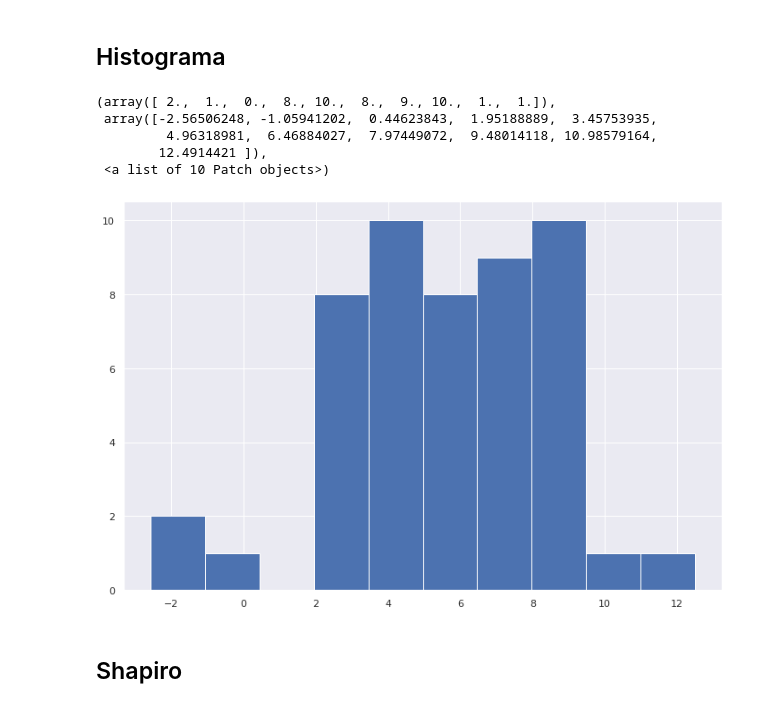
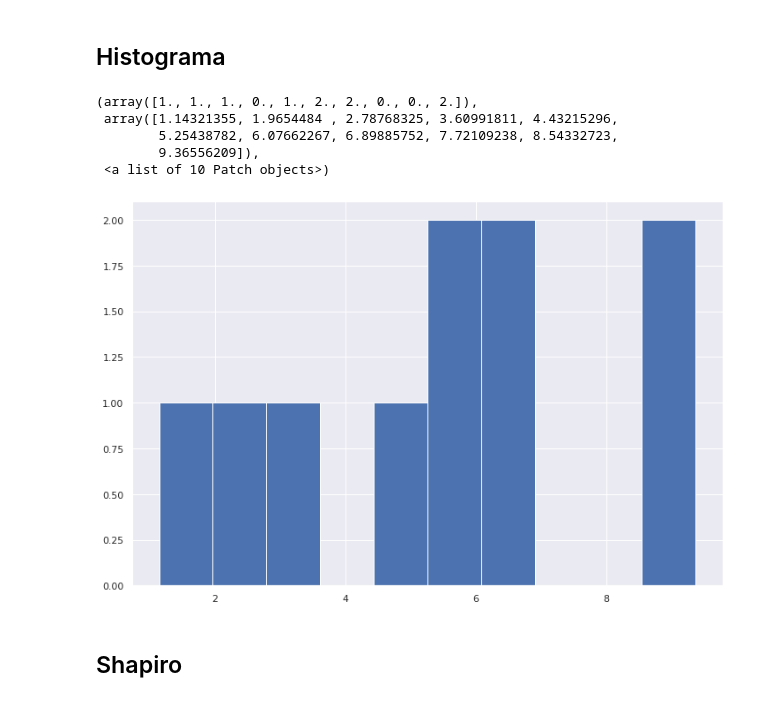
Before and after one commit to gabubellon/xp-ds-joi-2019, a Jupyter notebook: semana05/01.semana05.ipynb, the cells around one changed output. Drawn from its saved outputs; the diff is of its cells as text; code cells hidden in the pictures.

```diff
--- a/semana05/01.semana05.ipynb
+++ b/semana05/01.semana05.ipynb
@@ -23,14 +31,14 @@ x_100000 = sct.norm.rvs(loc=5, scale=3, size=100000)
 # %% [markdown]
 ## Histograma
 # %%
-plt.hist(x_50)
+plt.hist(x_10)
 # %% [output]
-(array([ 2.,  1.,  0.,  8., 10.,  8.,  9., 10.,  1.,  1.]),
- array([-2.56506248, -1.05941202,  0.44623843,  1.95188889,  3.45753935,
-         4.96318981,  6.46884027,  7.97449072,  9.48014118, 10.98579164,
-        12.4914421 ]),
+(array([1., 1., 1., 0., 1., 2., 2., 0., 0., 2.]),
+ array([1.14321355, 1.9654484 , 2.78768325, 3.60991811, 4.43215296,
+        5.25438782, 6.07662267, 6.89885752, 7.72109238, 8.54332723,
+        9.36556209]),
  <a list of 10 Patch objects>)
-[figure, old version]
+[figure, new version]
 # %% [markdown]
 ## Shapiro
 # %%
```
Also changed, not shown: parts of 17 cells of this notebook.
